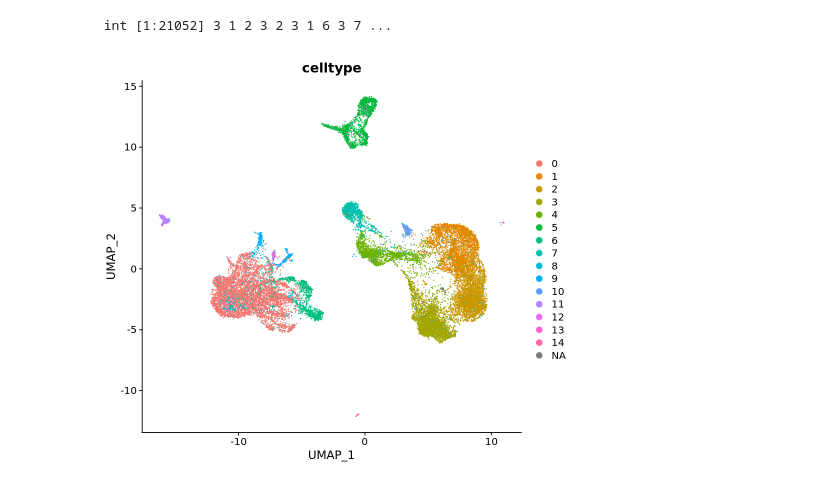
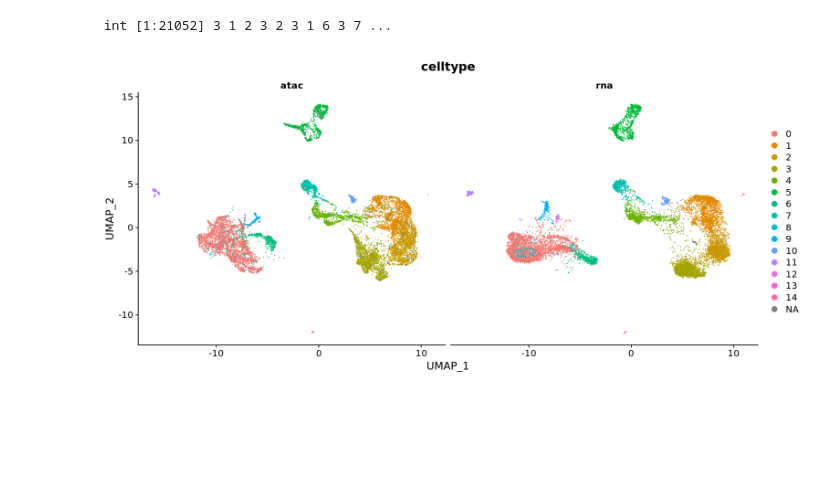
Before and after one commit to pinellolab/simba_comparison, a Jupyter notebook: modality_integration/Seurat3/pbmc/Seurat3_pbmc_matched.ipynb, the cells around one changed output. Saved outputs shown, nothing was run; the diff lists cells and outputs as text; code cells hidden in the pictures; blank space fills up the shorter version.

```diff
--- a/modality_integration/Seurat3/pbmc/Seurat3_pbmc_matched.ipynb
+++ b/modality_integration/Seurat3/pbmc/Seurat3_pbmc_matched.ipynb
@@ -381,9 +383,9 @@ str(embedding$cell_type)
 # %%
-options(repr.plot.width = 8, repr.plot.height = 7)
+options(repr.plot.width = 13, repr.plot.height = 6)
 coembed$celltype = meta.ft
-DimPlot(coembed, group.by = "celltype")
+DimPlot(coembed, group.by = "celltype", split.by = "tech")
 # %% [output]
-[figure, old version]
+[figure, new version]
 # %%
 embedding <- read.table("integrated_embedding.txt")
 # %%
```
Also changed, not shown: parts of 1 cell of this notebook, 8 other files.
